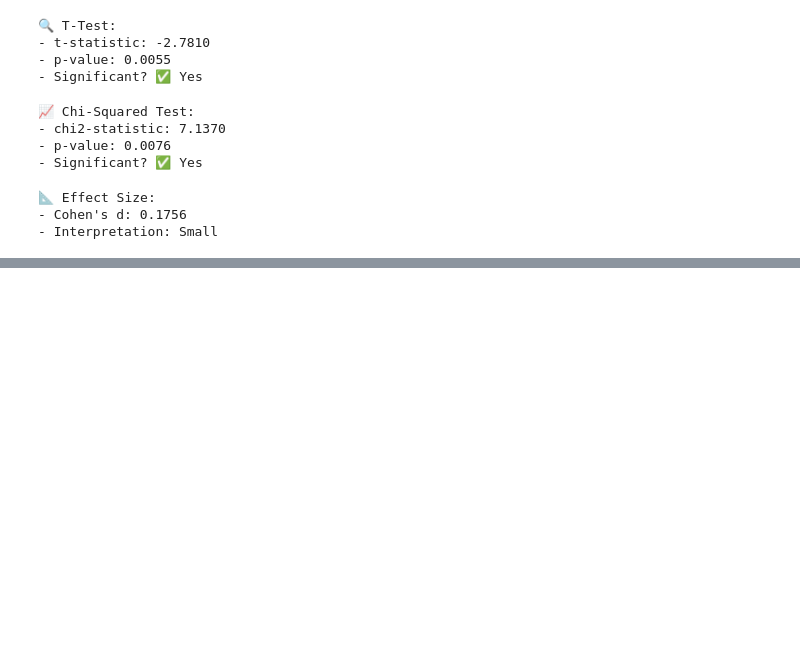
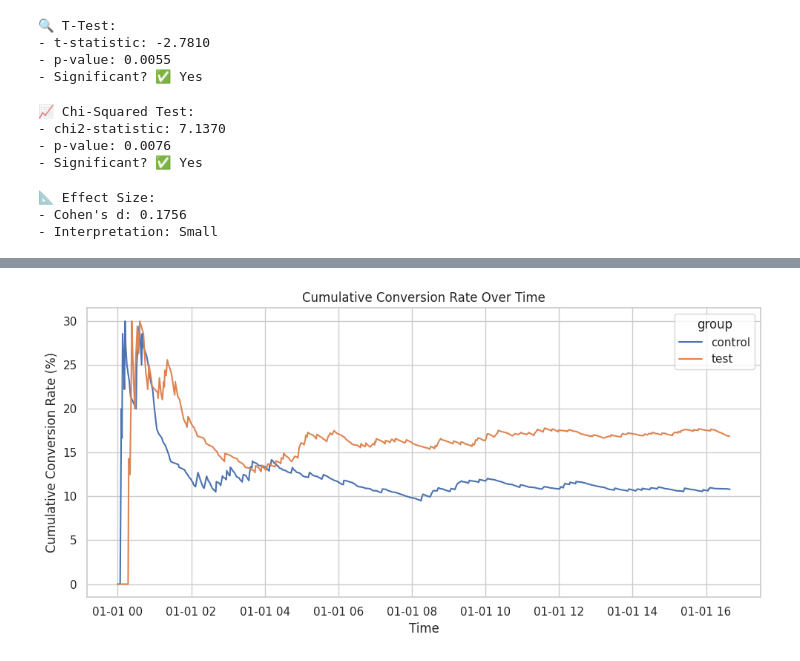
Before and after one commit to aliasgharmirhshai/A-B-Testing-Framework-for-Product-Feature-Optimization-, a Jupyter notebook: notebooks/main.ipynb, the cells around one changed output, grey strips where cells are left out. Cells and saved outputs as stored; diff of their text form; code cells hidden in the pictures; blank space fills up the shorter version.

```diff
--- a/notebooks/main.ipynb
+++ b/notebooks/main.ipynb
@@ -116,8 +49,0 @@ sns.barplot(x='group', y='converted', data=data)
-# %%
-data['conversion_cumsum'] = data['converted'].cumsum()
-
-plt.figure(figsize=(10, 4))
-sns.lineplot(data=data, x='timestamp', y='conversion_cumsum')
-plt.title('Cumulative Conversions Over Time')
-plt.tight_layout()
-plt.show()
@@ -229,0 +150,18 @@ print(f"- Interpretation: {effect['interpretation']}")
+# %%
+df['timestamp'] = pd.to_datetime(df['timestamp'])
+df_sorted = df.sort_values('timestamp')
+
+df_sorted['cumulative_converted'] = df_sorted.groupby('group')['converted'].cumsum()
+df_sorted['cumulative_total'] = df_sorted.groupby('group').cumcount() + 1
+
+df_sorted['cumulative_rate'] = (df_sorted['cumulative_converted'] / df_sorted['cumulative_total']) * 100
+
+plt.figure(figsize=(10, 5))
+sns.lineplot(data=df_sorted, x='timestamp', y='cumulative_rate', hue='group')
+plt.title("Cumulative Conversion Rate Over Time")
+plt.ylabel("Cumulative Conversion Rate (%)")
+plt.xlabel("Time")
+plt.tight_layout()
+plt.show()
+# %% [output]
+[figure, added]
```
Also changed, not shown: parts of 24 cells of this notebook, 2 other files.
